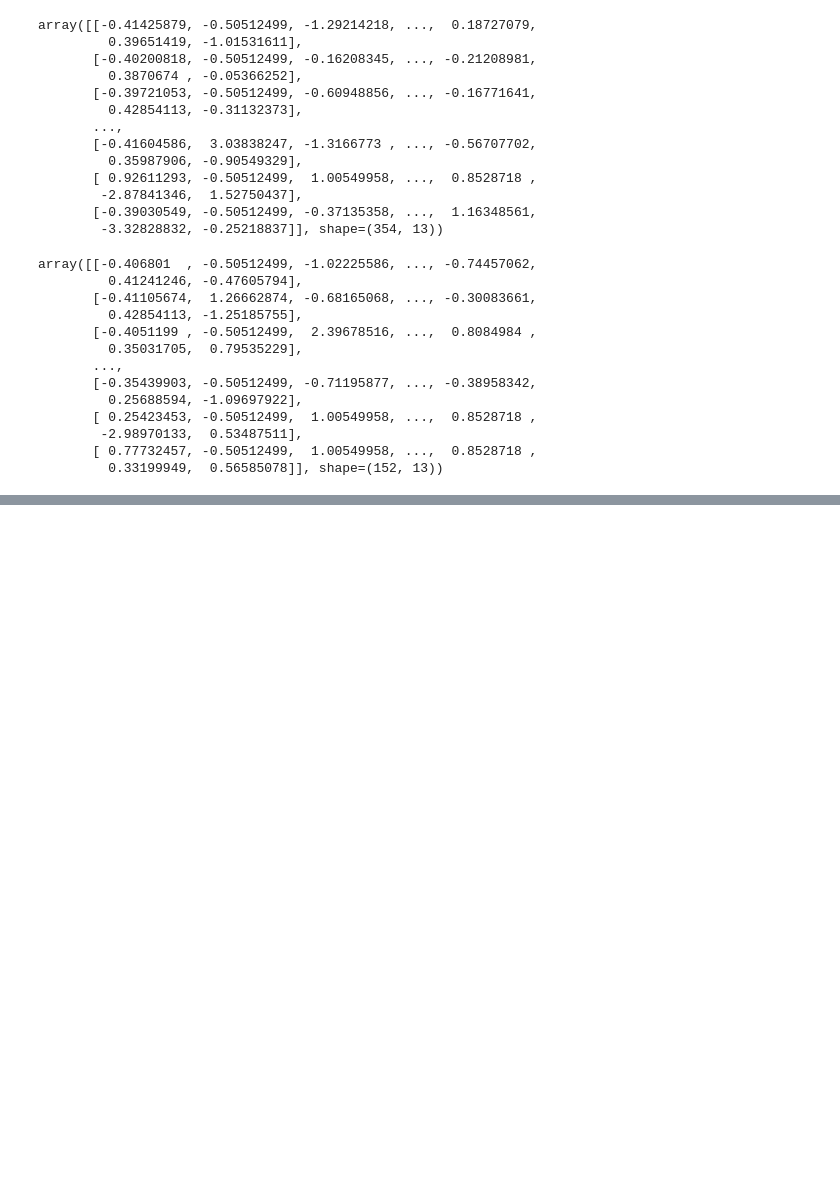
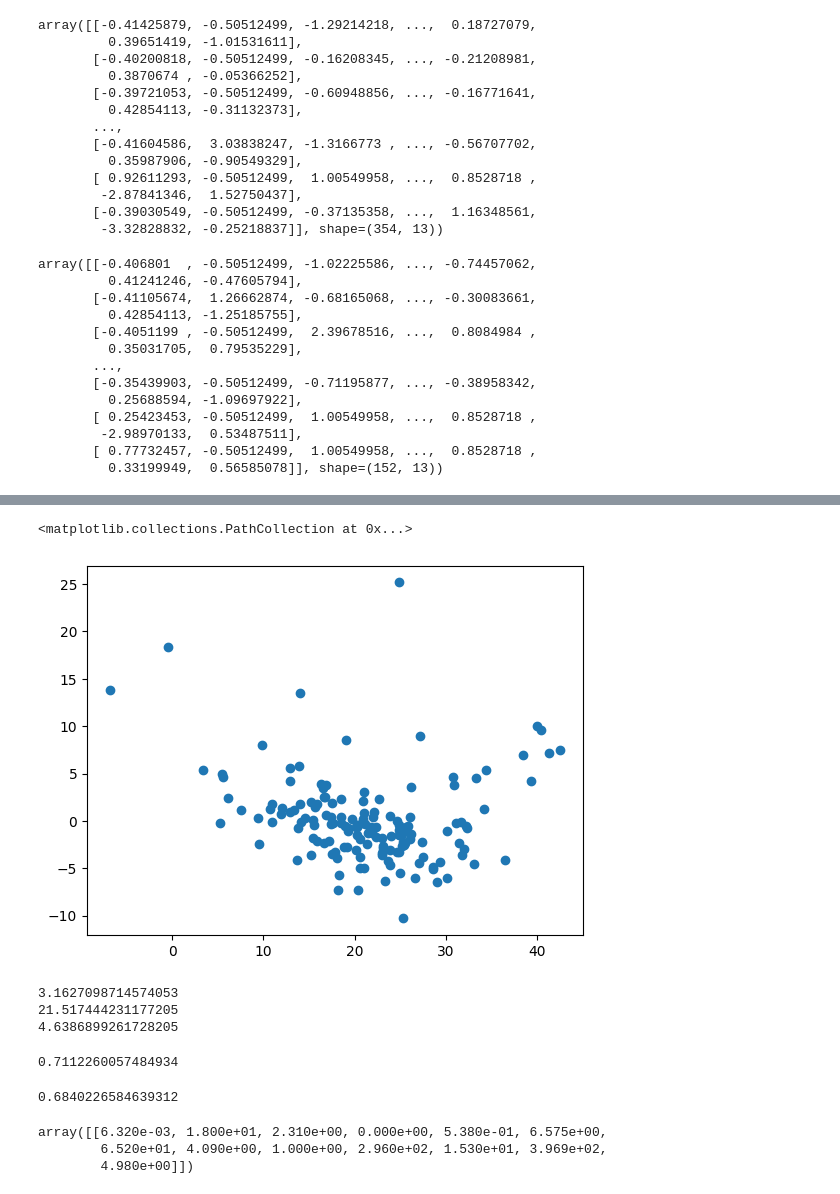
Before and after one commit to TanmayMachkar/ML-1, a Jupyter notebook: Untitled.ipynb, the cells around one changed output, grey strips where cells are left out. Drawn from its saved outputs; the diff is of its cells as text; code cells hidden in the pictures; blank space fills up the shorter version.

```diff
--- a/Untitled.ipynb
+++ b/Untitled.ipynb
@@ -275,0 +358,25 @@ array([[-0.406801  , -0.50512499, -1.02225586, ..., -0.74457062,
+# %%
+# Scatter plot wrt prediction and residuals
+plt.scatter(reg_pred, residuals)
+# %% [output]
+<matplotlib.collections.PathCollection at 0x...>
+[figure, added]
+# %%
+# uniform distribution is observed
+from sklearn.metrics import mean_squared_error
+from sklearn.metrics import mean_absolute_error
+
+print(mean_absolute_error(y_test, reg_pred))
+print(mean_squared_error(y_test, reg_pred))
+print(np.sqrt(mean_squared_error(y_test, reg_pred)))
+# %% [output]
+3.1627098714574053
+21.517444231177205
+4.6386899261728205
+# %%
+# Performance metrics
+from sklearn.metrics import r2_score
+score = r2_score(y_test, reg_pred)
+print(score)
+# %% [output]
+0.7112260057484934
@@ -275,0 +385,11 @@ array([[-0.406801  , -0.50512499, -1.02225586, ..., -0.74457062,
+# %%
+# adusted R^2
+1 - (1 - score)*(len(y_test) - 1)/(len(y_test) - X_test.shape[1] - 1)
+# %% [output]
+0.6840226584639312
+# %%
+boston_df.iloc[0, :13].to_numpy().reshape(1, -1)
+# %% [output]
+array([[6.320e-03, 1.800e+01, 2.310e+00, 0.000e+00, 5.380e-01, 6.575e+00,
+        6.520e+01, 4.090e+00, 1.000e+00, 2.960e+02, 1.530e+01, 3.969e+02,
+        4.980e+00]])
```
Also changed, not shown: parts of 21 cells of this notebook, 1 other file.
